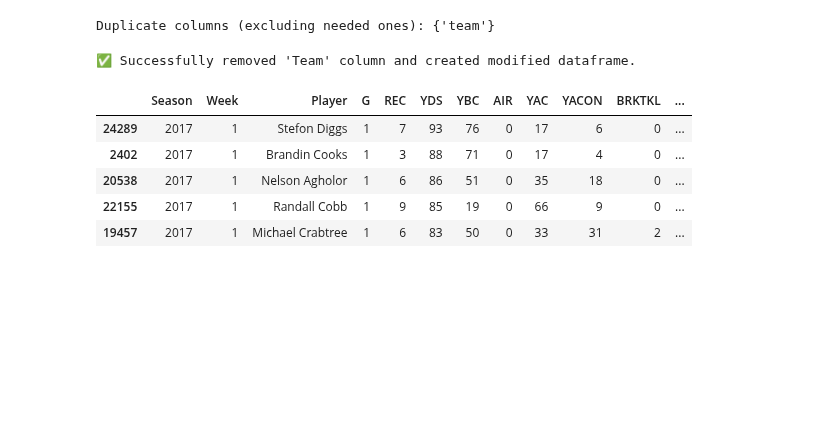
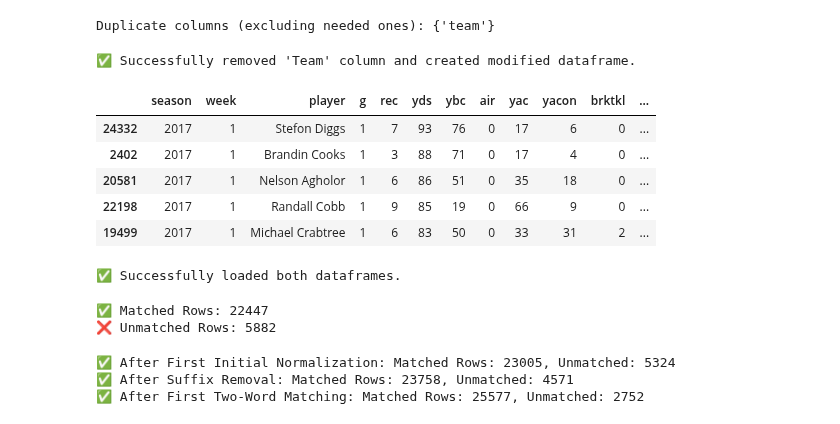
Before and after one commit to ARCtechmo/fanfav, a Jupyter notebook: wr_df.ipynb, the cells around one changed output. Drawn from its saved outputs; the diff is of its cells as text; code cells hidden in the pictures; blank space fills up the shorter version.

Commit message:
completed the name matching of the fp and baseline dataframes; test results are good; 2024 had a lower match result but accpetable; next start the merge process

```diff
--- a/wr_df.ipynb
+++ b/wr_df.ipynb
@@ -1344,19 +1345,27 @@ print(f"Duplicate columns (excluding needed ones): {duplicate_columns}")
 # %% [output]
 Duplicate columns (excluding needed ones): {'team'}
 # %%
-# output: a modified version of the wr_fantasypros_df_final dataframe that drops the 'Team' column
+# output: a modified version of the wr_fantasypros_df_final dataframe
+# modifications: drops the 'Team' column and makes all columns lowercase for easier merging
+
 # Remove 'Team' column with case-insensitive handling
 columns_to_drop = [col for col in wr_fantasypros_df_final.columns if col.lower() == 'team']
 wr_fantasypros_df_tm_modified = wr_fantasypros_df_final.drop(columns=columns_to_drop)
 
+# Convert all column names to lowercase
+wr_fantasypros_df_tm_modified.columns = wr_fantasypros_df_tm_modified.columns.str.lower()
+
+# save to a csv file
+wr_fantasypros_df_tm_modified.to_csv('wr_fantasypros_df_tm_modified.csv', index=False)
+
 # Display results
 print("✅ Successfully removed 'Team' column and created modified dataframe.")
 display(wr_fantasypros_df_tm_modified.head())
 # %% [output]
 ✅ Successfully removed 'Team' column and created modified dataframe.
-|  | Season | Week | Player | G | REC | YDS | YBC | AIR | YAC | YACON | BRKTKL | ... |
-| 24289 | 2017 | 1 | Stefon Diggs | 1 | 7 | 93 | 76 | 0 | 17 | 6 | 0 | ... |
+|  | season | week | player | g | rec | yds | ybc | air | yac | yacon | brktkl | ... |
+| 24332 | 2017 | 1 | Stefon Diggs | 1 | 7 | 93 | 76 | 0 | 17 | 6 | 0 | ... |
 | 2402 | 2017 | 1 | Brandin Cooks | 1 | 3 | 88 | 71 | 0 | 17 | 4 | 0 | ... |
-| 20538 | 2017 | 1 | Nelson Agholor | 1 | 6 | 86 | 51 | 0 | 35 | 18 | 0 | ... |
-| 22155 | 2017 | 1 | Randall Cobb | 1 | 9 | 85 | 19 | 0 | 66 | 9 | 0 | ... |
-| 19457 | 2017 | 1 | Michael Crabtree | 1 | 6 | 83 | 50 | 0 | 33 | 31 | 2 | ... |
+| 20581 | 2017 | 1 | Nelson Agholor | 1 | 6 | 86 | 51 | 0 | 35 | 18 | 0 | ... |
+| 22198 | 2017 | 1 | Randall Cobb | 1 | 9 | 85 | 19 | 0 | 66 | 9 | 0 | ... |
+| 19499 | 2017 | 1 | Michael Crabtree | 1 | 6 | 83 | 50 | 0 | 33 | 31 | 2 | ... |
@@ -1366,0 +1372,11 @@ display(wr_fantasypros_df_tm_modified.head())
+# %%
+# Load the modified FantasyPros dataframe
+wr_fantasypros_df_tm_modified = load_dataframe("wr_fantasypros_df_tm_modified", "wr_fantasypros_df_tm_modified.csv")
+
+# Load the WR stats dataframe
+wr_ids_ngs_pfr_stats_sorted = load_dataframe("wr_ids_ngs_pfr_stats_sorted", "wr_ids_ngs_pfr_stats_sorted.csv")
+
+# Confirm successful loading
+print("✅ Successfully loaded both dataframes.")
+# %% [output]
+✅ Successfully loaded both dataframes.
@@ -1366,0 +1453,9 @@ display(wr_fantasypros_df_tm_modified.head())
+# %%
+# test 1 results
+# ✅ Run Matching
+matched_fantasypros_df, unmatched_fantasypros_df = match_players_using_variations(
+    wr_fantasypros_df_tm_modified, wr_ids_ngs_pfr_stats_sorted
+)
+# %% [output]
+✅ Matched Rows: 22447
+❌ Unmatched Rows: 5882
@@ -1366,0 +1529,32 @@ display(wr_fantasypros_df_tm_modified.head())
+# %%
+# test2 results - run the match tests
+def attempt_matching(fantasypros_df, name_variations):
+    """
+    Attempt to match FantasyPros players using the name variations.
+    """
+    matched_rows = []
+    unmatched_rows = []
+
+    for _, row in fantasypros_df.iterrows():
+        fantasypros_name = row["normalized_player"].lower().strip()
+        matched = False
+
+        for player_id, name_set in name_variations.items():
+            if fantasypros_name in name_set:
+                matched_rows.append({**row, "player_id": player_id, "potential_match": True})
+                matched = True
+                break
+
+        if not matched:
+            unmatched_rows.append(row)
+
+    return matched_rows, pd.DataFrame(unmatched_rows)
+
+# ✅ Run Matching Stepwise
+matched_fantasypros_df, unmatched_fantasypros_df = match_players_stepwise(
+    wr_fantasypros_df_tm_modified, wr_ids_ngs_pfr_stats_sorted
+)
+# %% [output]
+✅ After First Initial Normalization: Matched Rows: 23005, Unmatched: 5324
+✅ After Suffix Removal: Matched Rows: 23758, Unmatched: 4571
+✅ After First Two-Word Matching: Matched Rows: 25577, Unmatched: 2752
```
Also changed, not shown: parts of 28 cells of this notebook.
